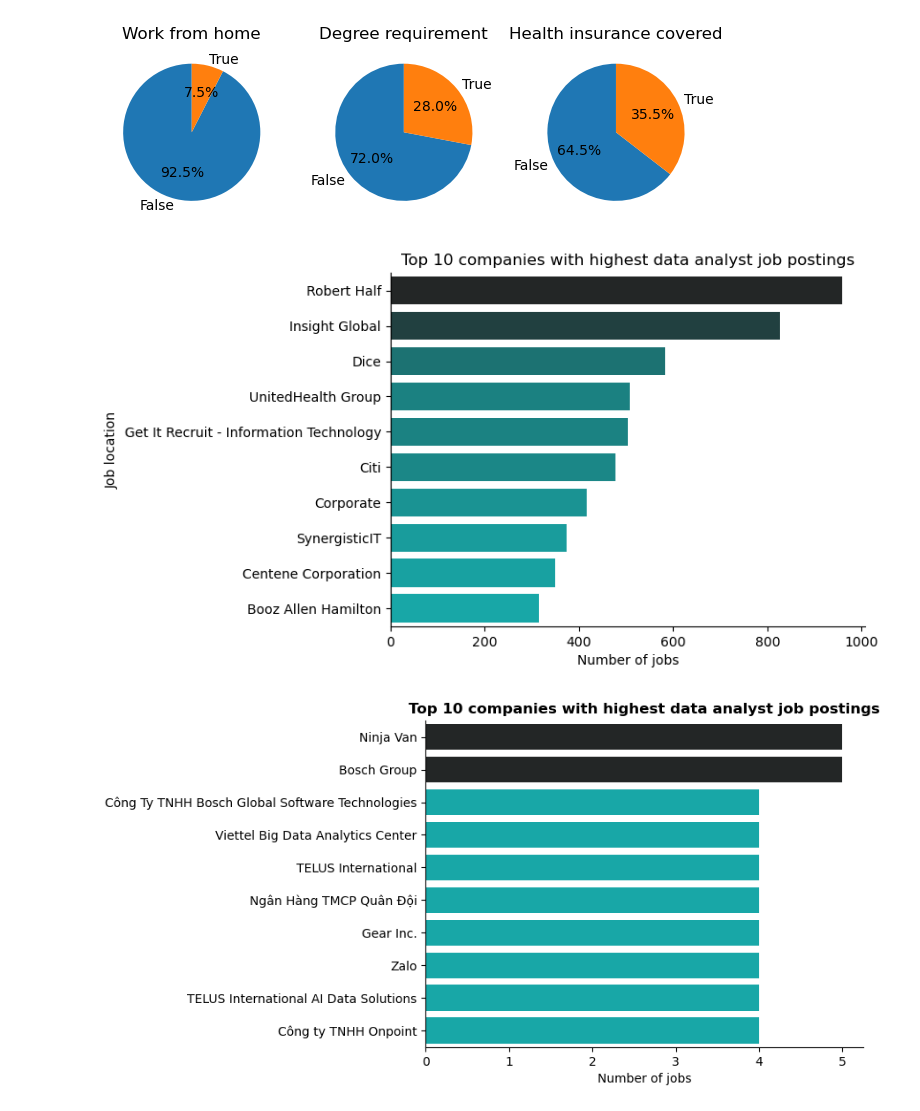
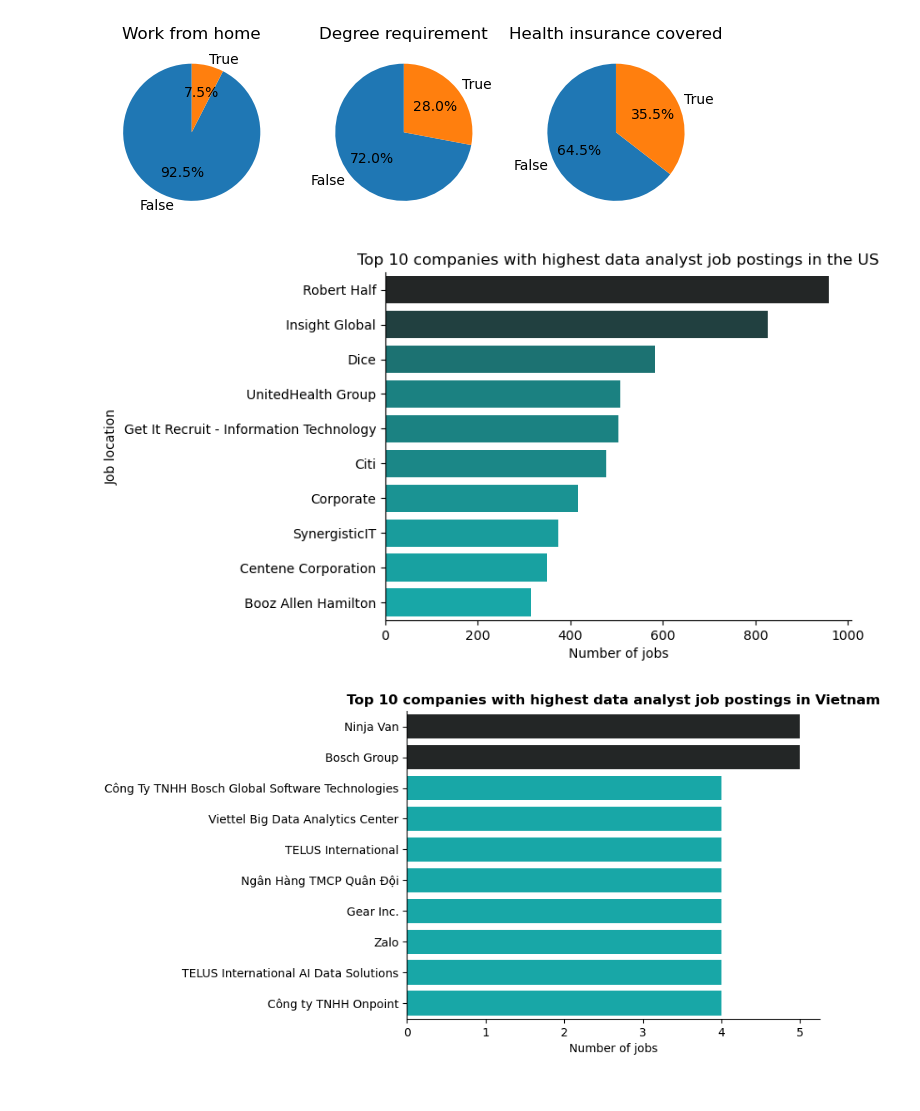
Before and after one commit to provence2911/Python_Data_Project, a Jupyter notebook: Project/1_EDA_Intro.ipynb, the cells around one changed output. Cells and saved outputs as stored; diff of their text form; code cells hidden in the pictures.

```diff
--- a/Project/1_EDA_Intro.ipynb
+++ b/Project/1_EDA_Intro.ipynb
@@ -122,19 +122,19 @@ sns.barplot(df_top_company_us, x='count', y='company_name', legend=False, hue =
 sns.despine()  #remove the plot border
 plt.ylabel('Job location')
 plt.xlabel('Number of jobs')
-plt.title('Top 10 companies with highest data analyst job postings')
+plt.title('Top 10 companies with highest data analyst job postings in the US')
 plt.show()
 # %% [output]
-[figure, old version]
+[figure, new version]
 # %%
 # Top companies in Vietnam:
 df_top_company_vn = df_DA_country[df_DA_country['job_country']=='Vietnam'].company_name.value_counts().sort_values(ascending=False).head(10).to_frame()
 
 sns.barplot(df_top_company_vn, x='count', y='company_name', legend=False, hue = 'count', palette ='dark:c_r')
 sns.despine()
 plt.ylabel('')
 plt.xlabel('Number of jobs')
-plt.title('Top 10 companies with highest data analyst job postings', fontweight = 'bold')
+plt.title('Top 10 companies with highest data analyst job postings in Vietnam', fontweight = 'bold')
 plt.show()
 # %% [output]
-[figure, old version]
+[figure, new version]
```
Also changed, not shown: 1 other file.
